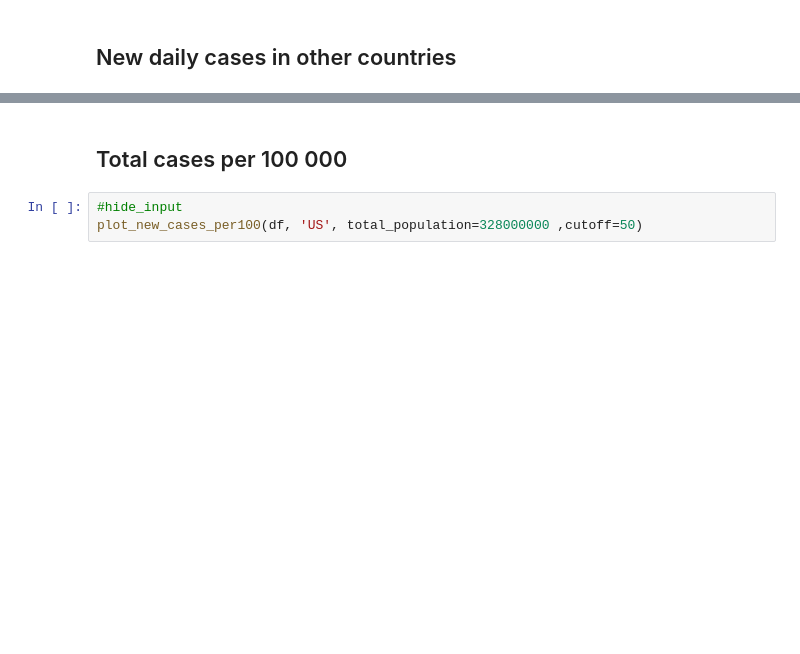
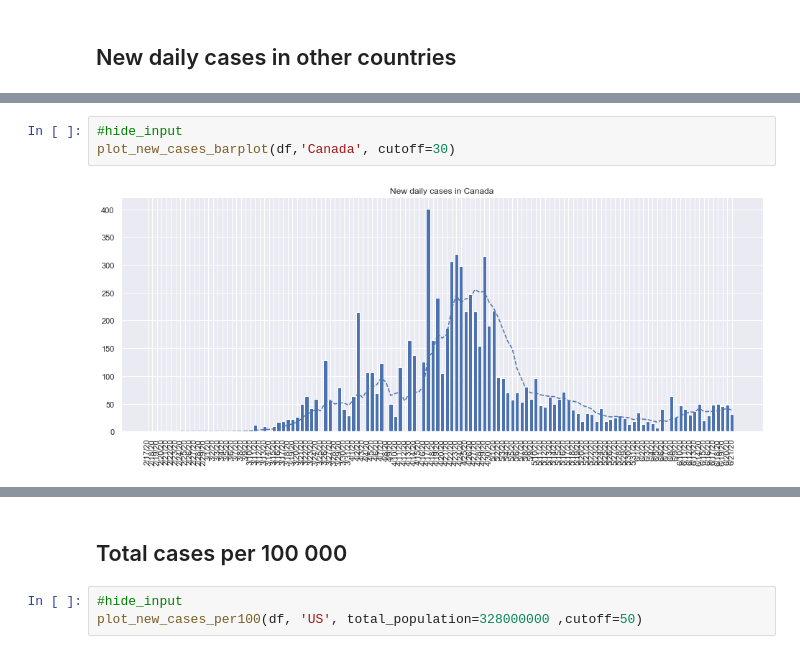
Before and after one commit to IvonaTau/covid19, a Jupyter notebook: _notebooks/2020-03-29-poland.ipynb, the cells around one changed output, grey strips where cells are left out. Drawn from its saved outputs; the diff is of its cells as text; blank space fills up the shorter version.

```diff
--- a/_notebooks/2020-03-29-poland.ipynb
+++ b/_notebooks/2020-03-29-poland.ipynb
@@ -111,3 +111,8 @@ plot_new_cases_barplot(df,'Italy', cutoff=30)
+# %%
+#hide_input
+plot_new_cases_barplot(df,'Canada', cutoff=30)
+# %% [output]
+[figure, added]
 # %%
 #hide_input
 plot_new_cases_barplot(df,'Spain')
```
Also changed, not shown: parts of 13 cells of this notebook, 2 other files.
